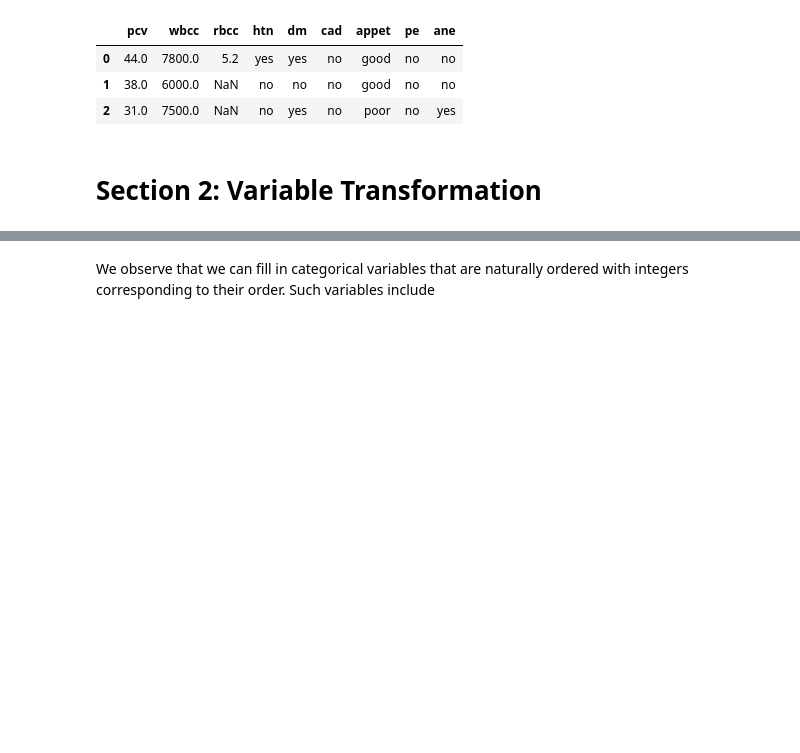
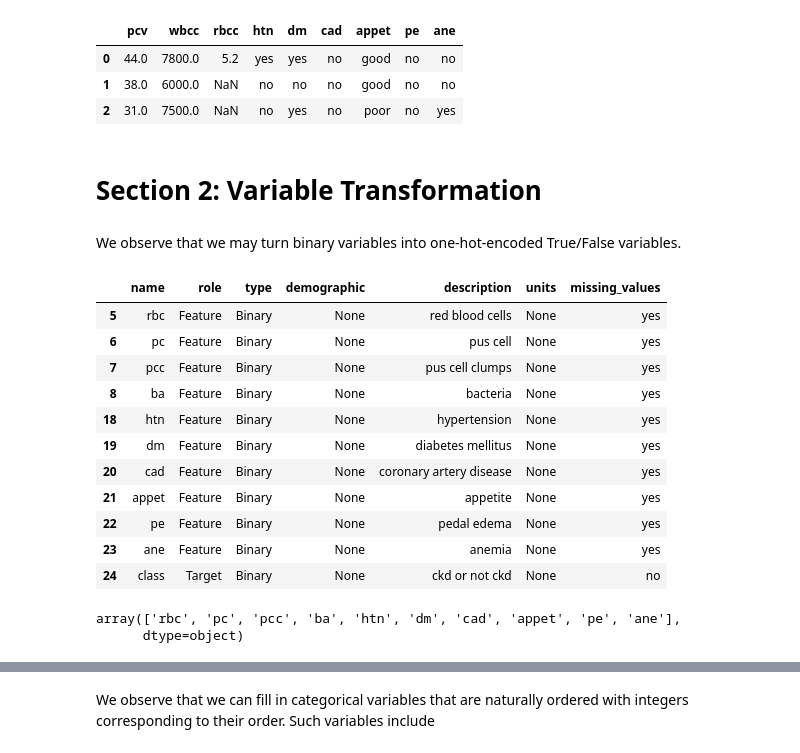
Before and after one commit to kyleosung/Stats_3DA3_A6, a Jupyter notebook: assignment6.ipynb, the cells around one changed output, grey strips where cells are left out. Drawn from its saved outputs; the diff is of its cells as text; code cells hidden in the pictures; blank space fills up the shorter version.

Commit message:
One-hot encoding on Binary Variables

```diff
--- a/assignment6.ipynb
+++ b/assignment6.ipynb
@@ -195,3 +195,26 @@ X.iloc[:3, 15:]
 | 2 | 31.0 | 7500.0 | NaN | no | yes | no | poor | no | yes |
 # %% [markdown]
 # Section 2: Variable Transformation
+# %% [markdown]
+We observe that we may turn binary variables into one-hot-encoded True/False variables.
+# %%
+chronic_kidney_disease.variables[chronic_kidney_disease.variables['type'] == 'Binary']
+# %% [output]
+|  | name | role | type | demographic | description | units | missing_values |
+| 5 | rbc | Feature | Binary | None | red blood cells | None | yes |
+| 6 | pc | Feature | Binary | None | pus cell | None | yes |
+| 7 | pcc | Feature | Binary | None | pus cell clumps | None | yes |
+| 8 | ba | Feature | Binary | None | bacteria | None | yes |
+| 18 | htn | Feature | Binary | None | hypertension | None | yes |
+| 19 | dm | Feature | Binary | None | diabetes mellitus | None | yes |
+| 20 | cad | Feature | Binary | None | coronary artery disease | None | yes |
+| 21 | appet | Feature | Binary | None | appetite | None | yes |
+| 22 | pe | Feature | Binary | None | pedal edema | None | yes |
+| 23 | ane | Feature | Binary | None | anemia | None | yes |
+| 24 | class | Target | Binary | None | ckd or not ckd | None | no |
+# %%
+binary_variables = chronic_kidney_disease.variables[chronic_kidney_disease.variables['type'] == 'Binary']['name'].unique()[:-1] ## REMOVE CLASS PREDICTOR
+binary_variables
+# %% [output]
+array(['rbc', 'pc', 'pcc', 'ba', 'htn', 'dm', 'cad', 'appet', 'pe', 'ane'],
+      dtype=object)
```
Also changed, not shown: parts of 4 cells of this notebook.
